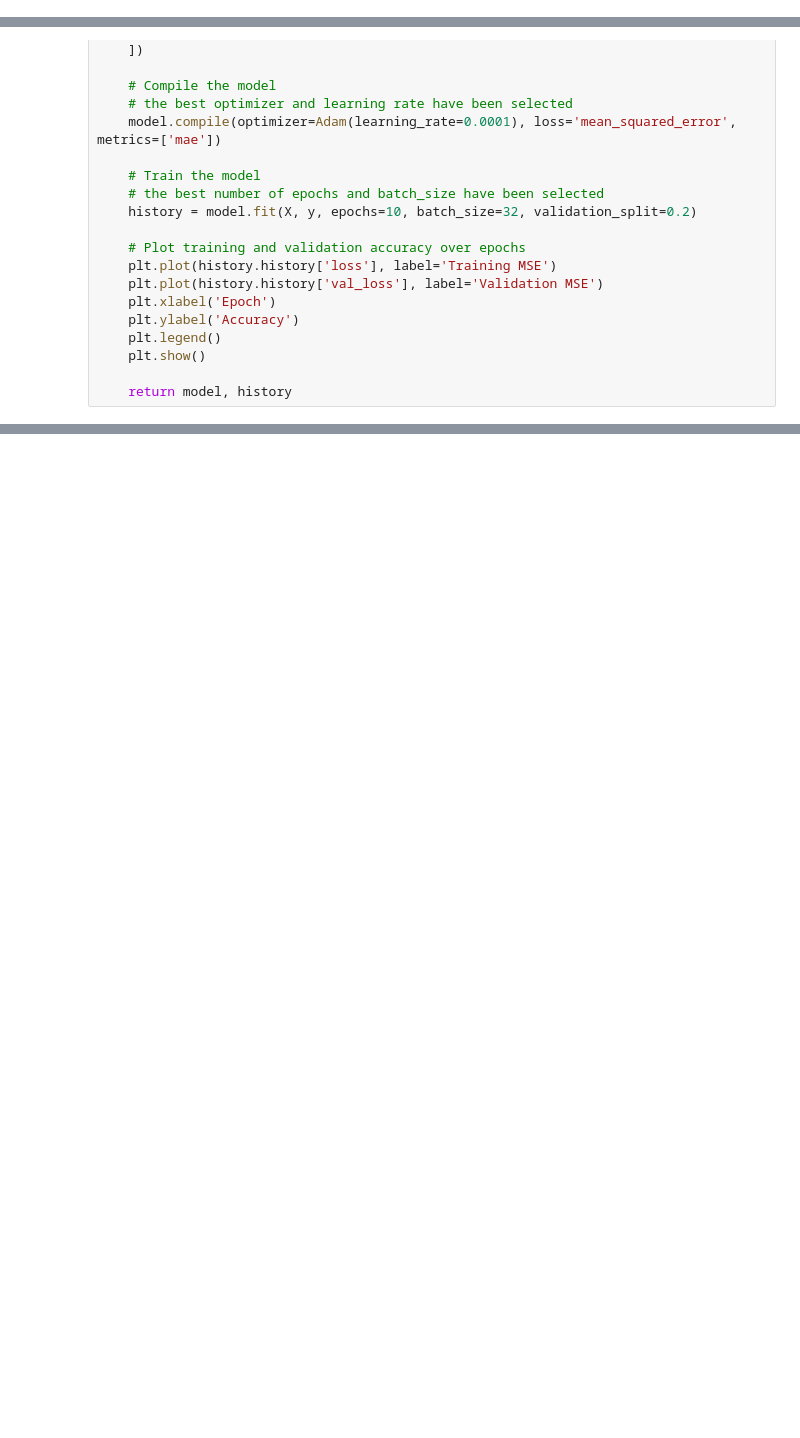
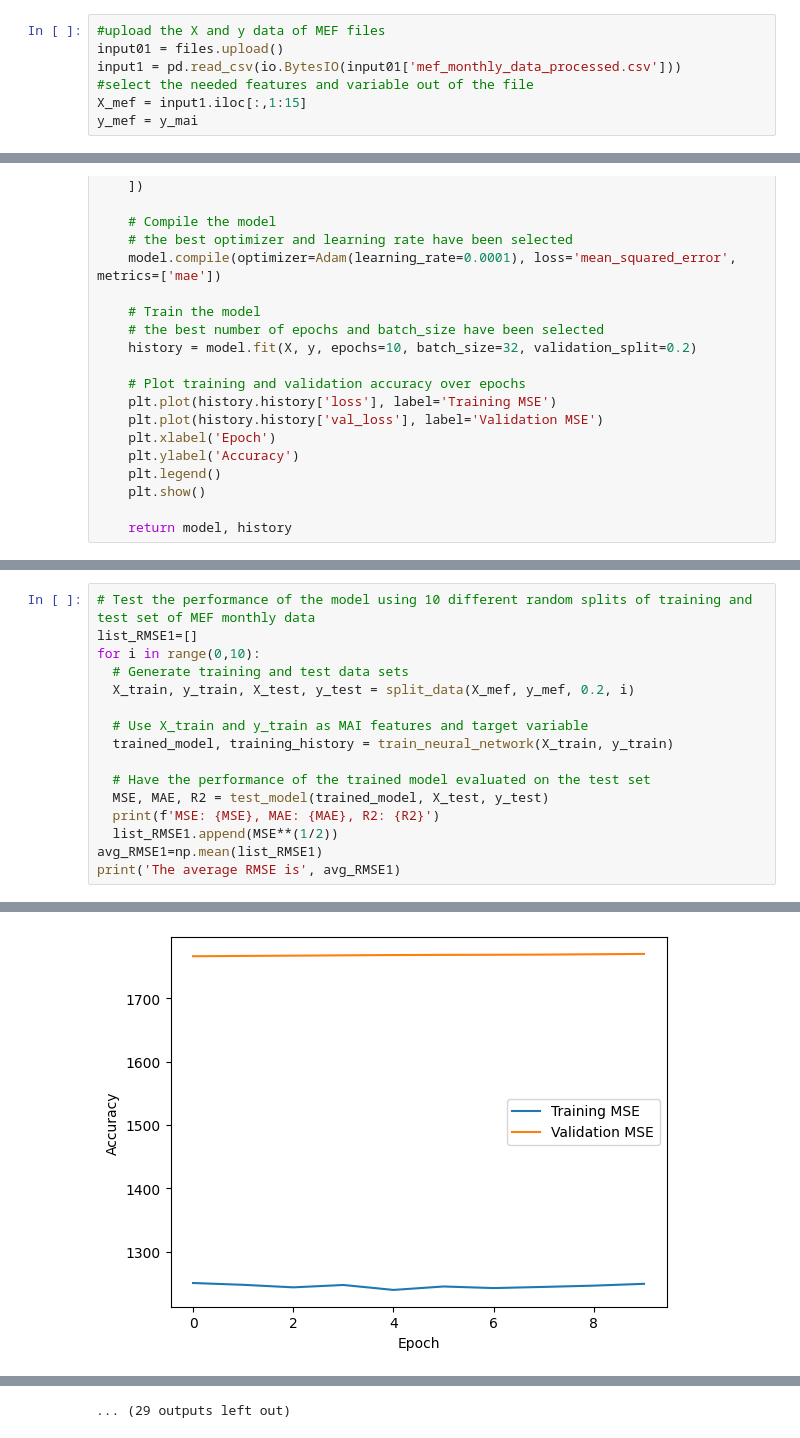
Before and after one commit to astavrop0/MAI_for_stock_return_predictability, a Jupyter notebook: notebooks/NueralNetworkModel.ipynb, the cells around one changed output, grey strips where cells are left out. Cells and saved outputs as stored; diff of their text form; blank space fills up the shorter version.

```diff
--- a/notebooks/NueralNetworkModel.ipynb
+++ b/notebooks/NueralNetworkModel.ipynb
@@ -32,3 +29,10 @@ y_mai = output.lead_GSPCprem_1
 Saving mai_monthly_data_processed.csv to mai_monthly_data_processed.csv
 [interactive output not drawn]
 Saving mkt_monthly_data_processed.csv to mkt_monthly_data_processed.csv
+# %%
+#upload the X and y data of MEF files
+input01 = files.upload()
+input1 = pd.read_csv(io.BytesIO(input01['mef_monthly_data_processed.csv']))
+#select the needed features and variable out of the file
+X_mef = input1.iloc[:,1:15]
+y_mef = y_mai
@@ -156,0 +276,17 @@ MSE: 860.8501419943041, MAE: 23.72357851551121, R2: -0.00519387250243164
+# %%
+# Test the performance of the model using 10 different random splits of training and test set of MEF monthly data
+list_RMSE1=[]
+for i in range(0,10):
+  # Generate training and test data sets
+  X_train, y_train, X_test, y_test = split_data(X_mef, y_mef, 0.2, i)
+
+  # Use X_train and y_train as MAI features and target variable
+  trained_model, training_history = train_neural_network(X_train, y_train)
+
+  # Have the performance of the trained model evaluated on the test set
+  MSE, MAE, R2 = test_model(trained_model, X_test, y_test)
+  print(f'MSE: {MSE}, MAE: {MAE}, R2: {R2}')
+  list_RMSE1.append(MSE**(1/2))
+avg_RMSE1=np.mean(list_RMSE1)
+print('The average RMSE is', avg_RMSE1)
+# %% [output]
@@ -156,0 +313 @@ MSE: 860.8501419943041, MAE: 23.72357851551121, R2: -0.00519387250243164
+[figure, added]
@@ -156,0 +356 @@ MSE: 860.8501419943041, MAE: 23.72357851551121, R2: -0.00519387250243164
+... (29 outputs left out)
```
Also changed, not shown: parts of 10 cells of this notebook.
